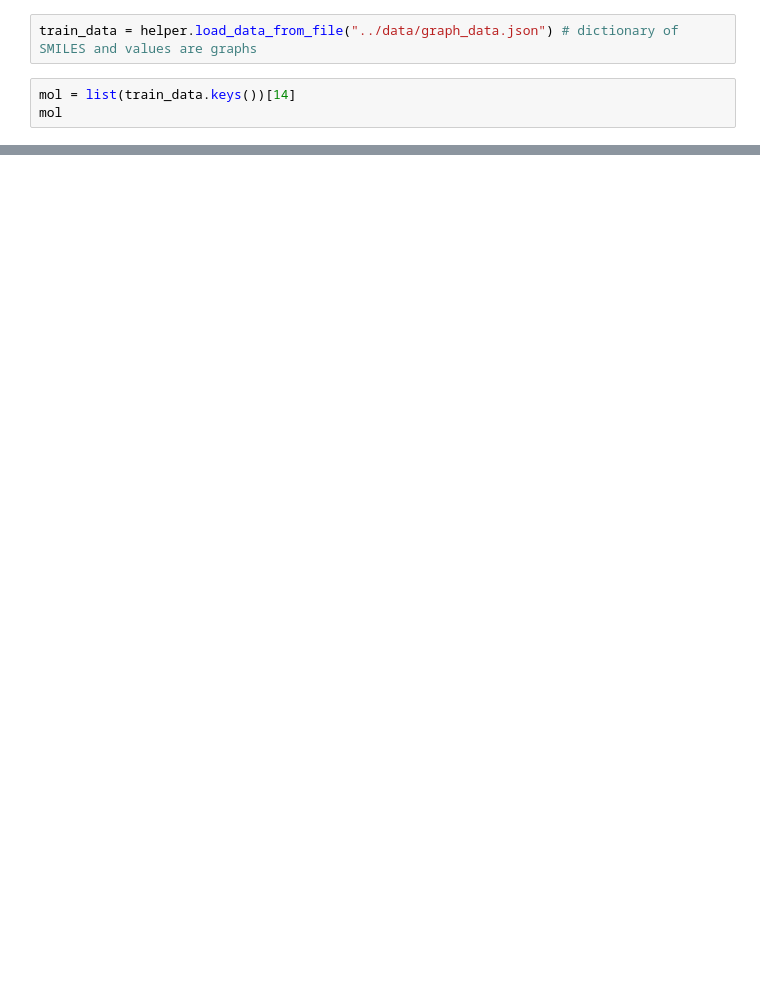
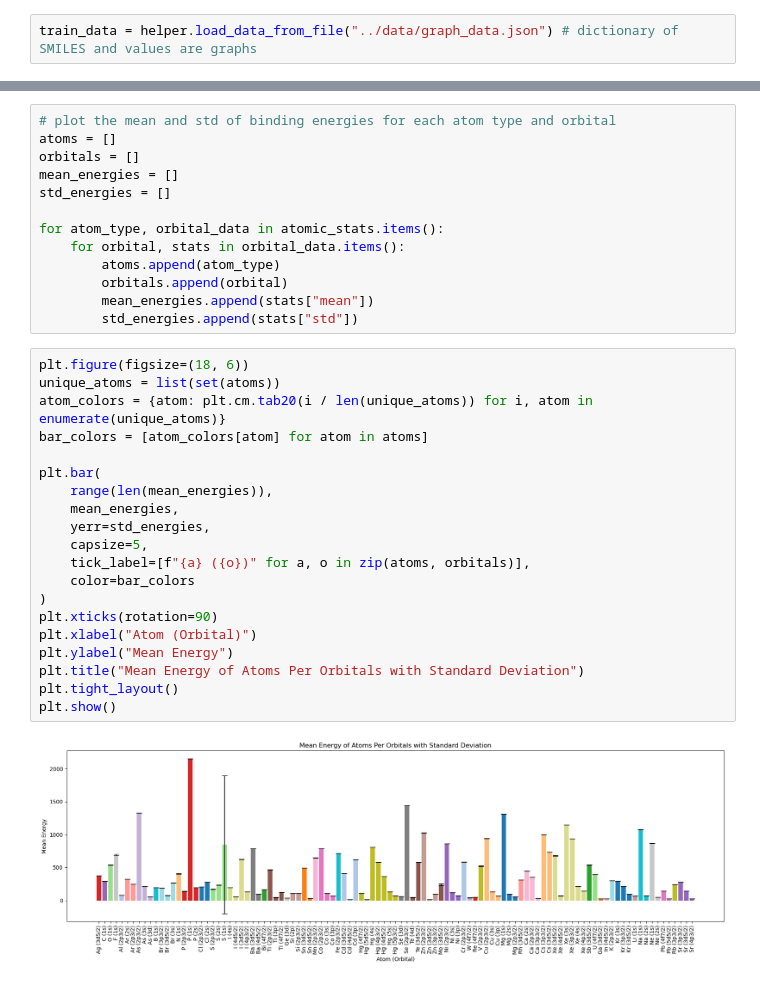
Before and after one commit to suyashk12/GNN_binding_energies, a Jupyter notebook: data_processing/data_analysis.ipynb, the cells around one changed output, grey strips where cells are left out. Cells and saved outputs as stored; diff of their text form; blank space fills up the shorter version.

Commit message:
averaged energies per element per orbital

```diff
--- a/data_processing/data_analysis.ipynb
+++ b/data_processing/data_analysis.ipynb
@@ -6,5 +7,2 @@ import helper
 # %%
 train_data = helper.load_data_from_file("../data/graph_data.json") # dictionary of SMILES and values are graphs
-# %%
-mol = list(train_data.keys())[14]
-mol
@@ -26,0 +61,35 @@ nx.get_node_attributes(graph, "binding_energies")
+# %%
+# plot the mean and std of binding energies for each atom type and orbital
+atoms = []
+orbitals = []
+mean_energies = []
+std_energies = []
+
+for atom_type, orbital_data in atomic_stats.items():
+    for orbital, stats in orbital_data.items():
+        atoms.append(atom_type)
+        orbitals.append(orbital)
+        mean_energies.append(stats["mean"])
+        std_energies.append(stats["std"])
+# %%
+plt.figure(figsize=(18, 6))
+unique_atoms = list(set(atoms))
+atom_colors = {atom: plt.cm.tab20(i / len(unique_atoms)) for i, atom in enumerate(unique_atoms)}
+bar_colors = [atom_colors[atom] for atom in atoms]
+
+plt.bar(
+    range(len(mean_energies)),
+    mean_energies,
+    yerr=std_energies,
+    capsize=5,
+    tick_label=[f"{a} ({o})" for a, o in zip(atoms, orbitals)],
+    color=bar_colors
+)
+plt.xticks(rotation=90)
+plt.xlabel("Atom (Orbital)")
+plt.ylabel("Mean Energy")
+plt.title("Mean Energy of Atoms Per Orbitals with Standard Deviation")
+plt.tight_layout()
+plt.show()
+# %% [output]
+[figure, added]
```
Also changed, not shown: parts of 9 cells of this notebook.
